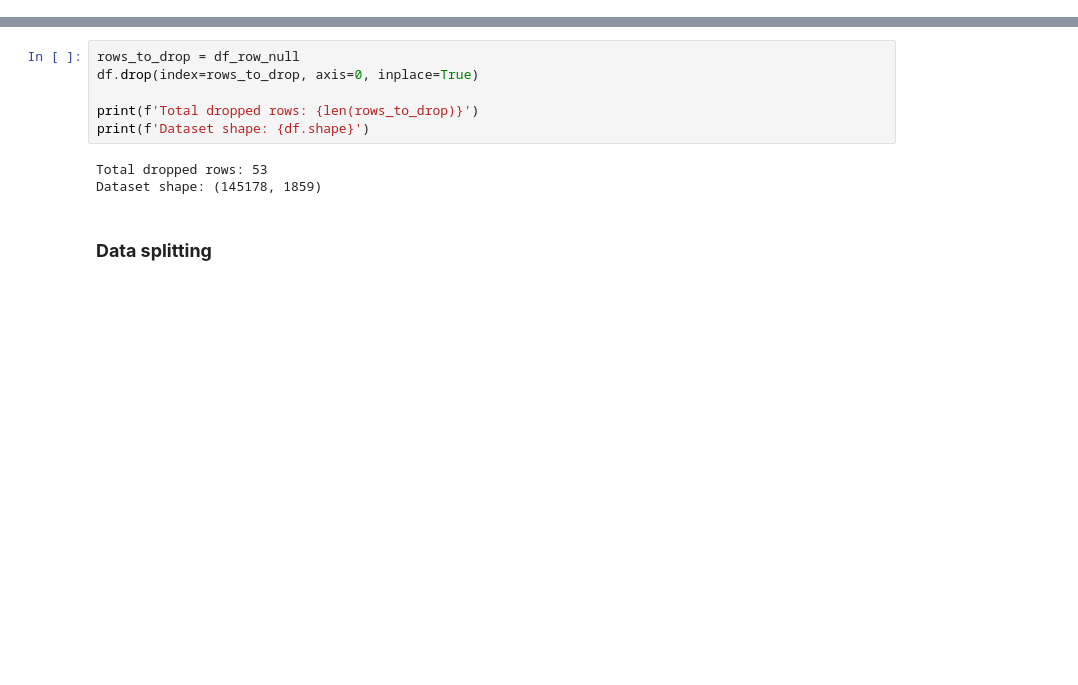
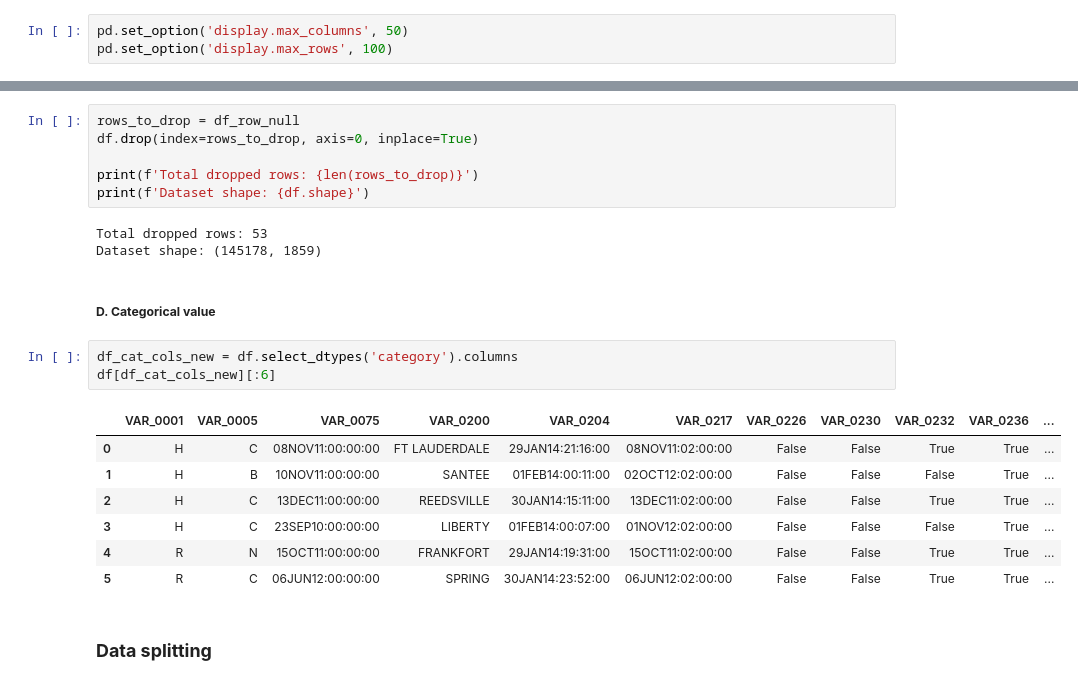
Before and after one commit to rezadzikri19/CLF-Spring-Leaf-Markeing-Response, a Jupyter notebook: marketing_classification.ipynb, the cells around one changed output, grey strips where cells are left out. Drawn from its saved outputs; the diff is of its cells as text; blank space fills up the shorter version.

```diff
--- a/marketing_classification.ipynb
+++ b/marketing_classification.ipynb
@@ -20,3 +25,6 @@ from lightgbm import LGBMClassifier
+# %%
+pd.set_option('display.max_columns', 50)
+pd.set_option('display.max_rows', 100)
 # %% [markdown]
 ### **Load Dataset**
 # %%
@@ -244,6 +252,19 @@ print(f'Dataset shape: {df.shape}')
 # %% [output]
 Total dropped rows: 53
 Dataset shape: (145178, 1859)
+# %% [markdown]
+##### **D. Categorical value**
+# %%
+df_cat_cols_new = df.select_dtypes('category').columns
+df[df_cat_cols_new][:6]
+# %% [output]
+|  | VAR_0001 | VAR_0005 | VAR_0075 | VAR_0200 | VAR_0204 | VAR_0217 | VAR_0226 | VAR_0230 | VAR_0232 | VAR_0236 | ... |
+| 0 | H | C | 08NOV11:00:00:00 | FT LAUDERDALE | 29JAN14:21:16:00 | 08NOV11:02:00:00 | False | False | True | True | ... |
+| 1 | H | B | 10NOV11:00:00:00 | SANTEE | 01FEB14:00:11:00 | 02OCT12:02:00:00 | False | False | False | True | ... |
+| 2 | H | C | 13DEC11:00:00:00 | REEDSVILLE | 30JAN14:15:11:00 | 13DEC11:02:00:00 | False | False | True | True | ... |
+| 3 | H | C | 23SEP10:00:00:00 | LIBERTY | 01FEB14:00:07:00 | 01NOV12:02:00:00 | False | False | False | True | ... |
+| 4 | R | N | 15OCT11:00:00:00 | FRANKFORT | 29JAN14:19:31:00 | 15OCT11:02:00:00 | False | False | True | True | ... |
+| 5 | R | C | 06JUN12:00:00:00 | SPRING | 30JAN14:23:52:00 | 06JUN12:02:00:00 | False | False | True | True | ... |
 # %% [markdown]
 ### **Data splitting**
 # %% [markdown]
```
Also changed, not shown: parts of 5 cells of this notebook.
